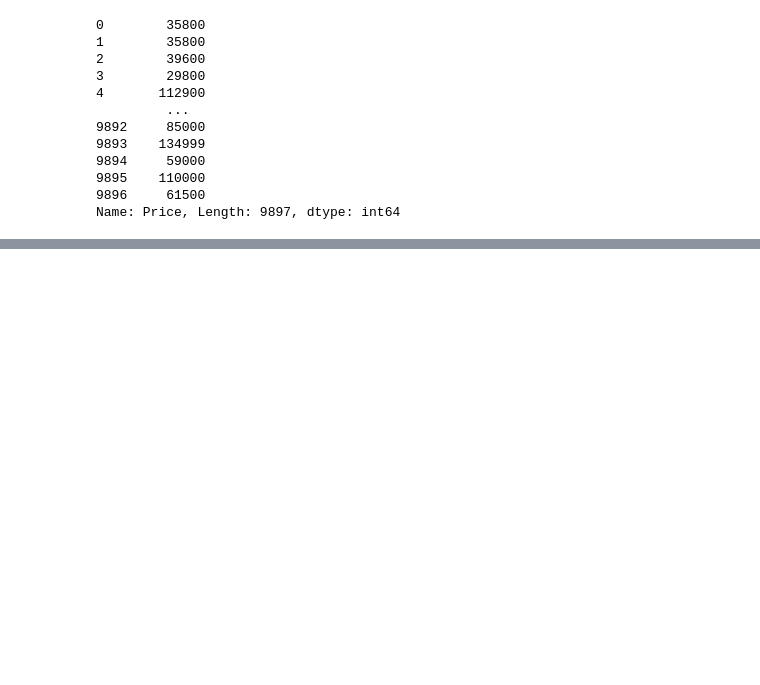
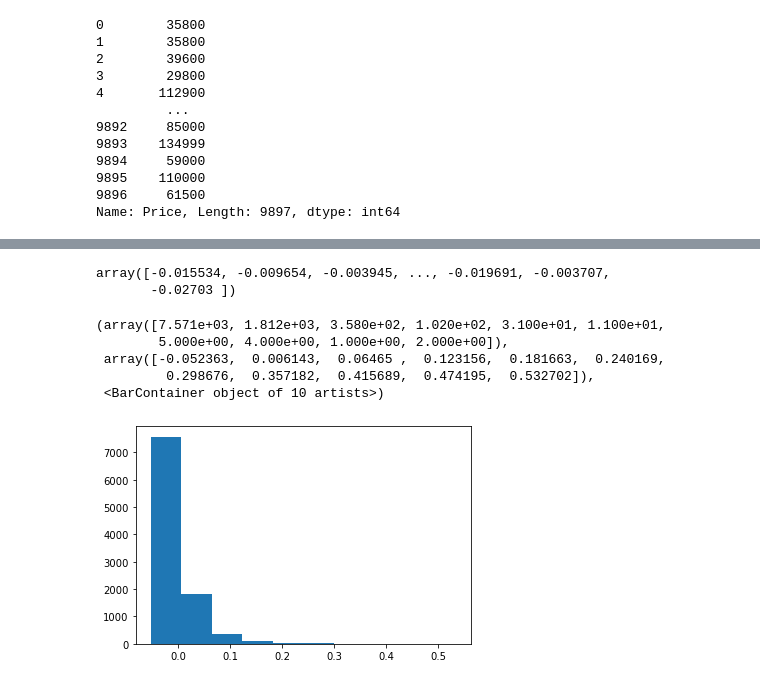
Before and after one commit to Lummetry/DS104, a Jupyter notebook: scripts/real_estate_simple.ipynb, the cells around one changed output, grey strips where cells are left out. Cells and saved outputs as stored; diff of their text form; code cells hidden in the pictures; blank space fills up the shorter version.

```diff
--- a/scripts/real_estate_simple.ipynb
+++ b/scripts/real_estate_simple.ipynb
@@ -60,0 +198,2 @@ Name: Price, Length: 9897, dtype: int64
+# %%
+np_X_n = (np_X - np_X.mean(0)) / np_X.std(0)
@@ -60,0 +216,4 @@ Name: Price, Length: 9897, dtype: int64
+# %%
+np_y = y_price.values
+np_y_n = (np_y - np_y.min()) / (np_y.max() - np_y.min())
+np_y_n
@@ -60,0 +234,2 @@ Name: Price, Length: 9897, dtype: int64
+# %%
+np_weights = np.linalg.pinv(np_X_n.T.dot(np_X_n)).dot(np_X_n.T).dot(np_y_n)
@@ -60,0 +257,16 @@ Name: Price, Length: 9897, dtype: int64
+# %%
+np_y_preds = np_X_n.dot(np_weights)
+# %%
+np_y_preds
+# %% [output]
+array([-0.015534, -0.009654, -0.003945, ..., -0.019691, -0.003707,
+       -0.02703 ])
+# %%
+plt.hist(np_y_preds)
+# %% [output]
+(array([7.571e+03, 1.812e+03, 3.580e+02, 1.020e+02, 3.100e+01, 1.100e+01,
+        5.000e+00, 4.000e+00, 1.000e+00, 2.000e+00]),
+ array([-0.052363,  0.006143,  0.06465 ,  0.123156,  0.181663,  0.240169,
+         0.298676,  0.357182,  0.415689,  0.474195,  0.532702]),
+ <BarContainer object of 10 artists>)
+[figure, added]
```
Also changed, not shown: parts of 39 cells of this notebook.
